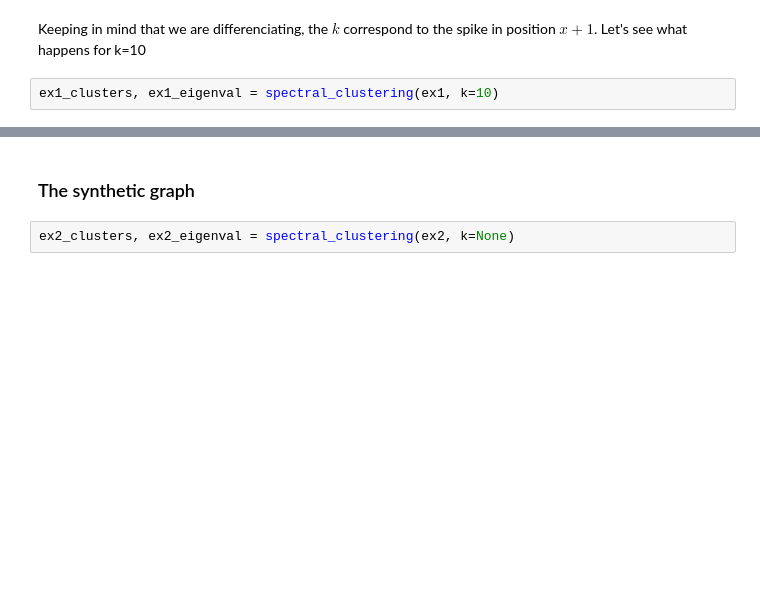
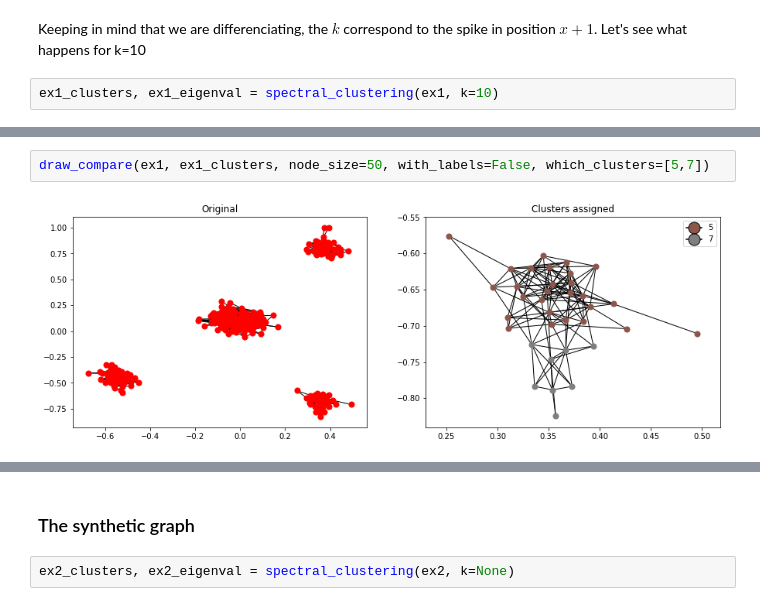
Before and after one commit to gioruffa/ID2222_DataMining_Assignments, a Jupyter notebook: 4_graph_spectra/graph-spectra.ipynb, the cells around one changed output, grey strips where cells are left out. Cells and saved outputs as stored; diff of their text form; blank space fills up the shorter version.

```diff
--- a/4_graph_spectra/graph-spectra.ipynb
+++ b/4_graph_spectra/graph-spectra.ipynb
@@ -341,0 +364,4 @@ draw_compare(ex1, ex1_clusters, node_size=50, with_labels=False)
+# %%
+draw_compare(ex1, ex1_clusters, node_size=50, with_labels=False, which_clusters=[5,7])
+# %% [output]
+[figure, added]
```
Also changed, not shown: parts of 13 cells of this notebook.
